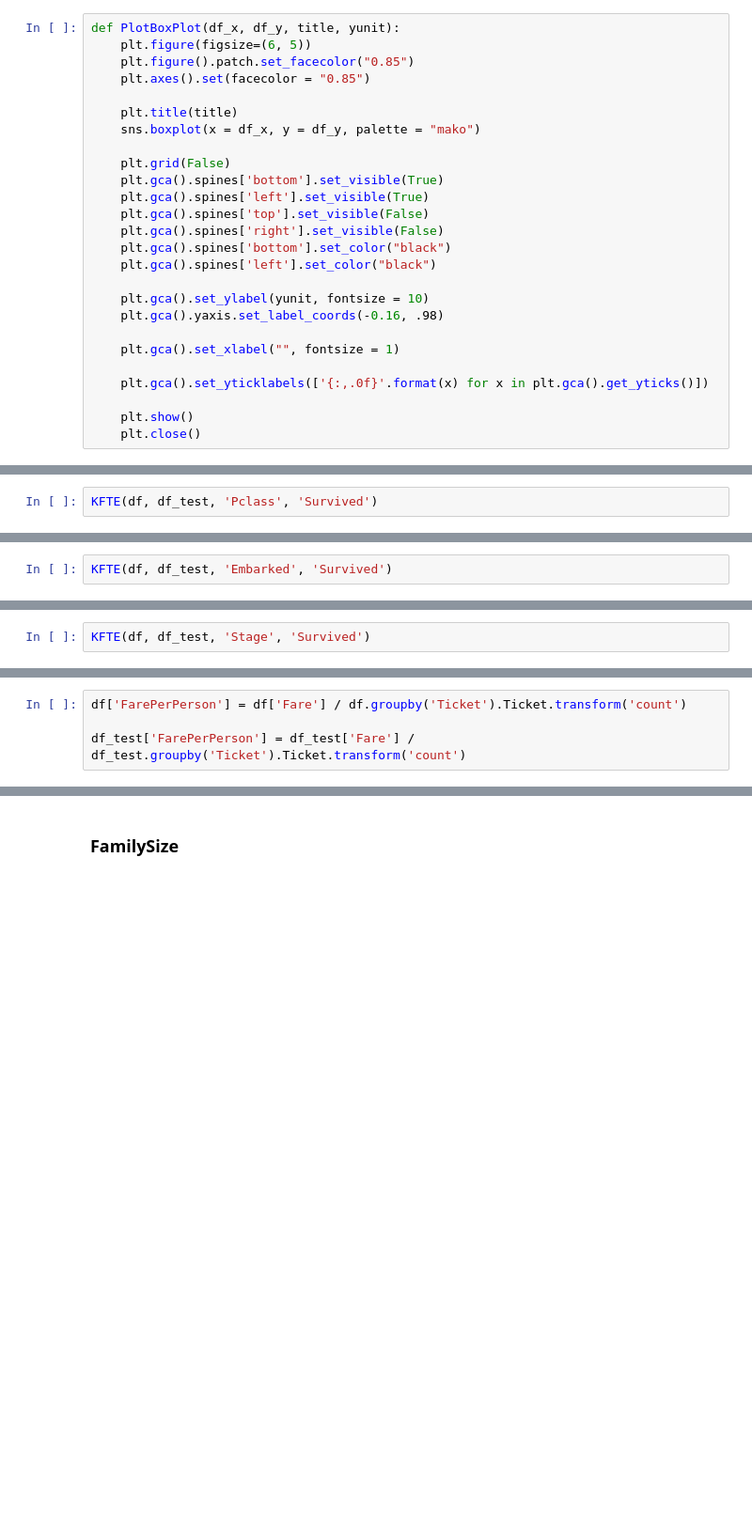
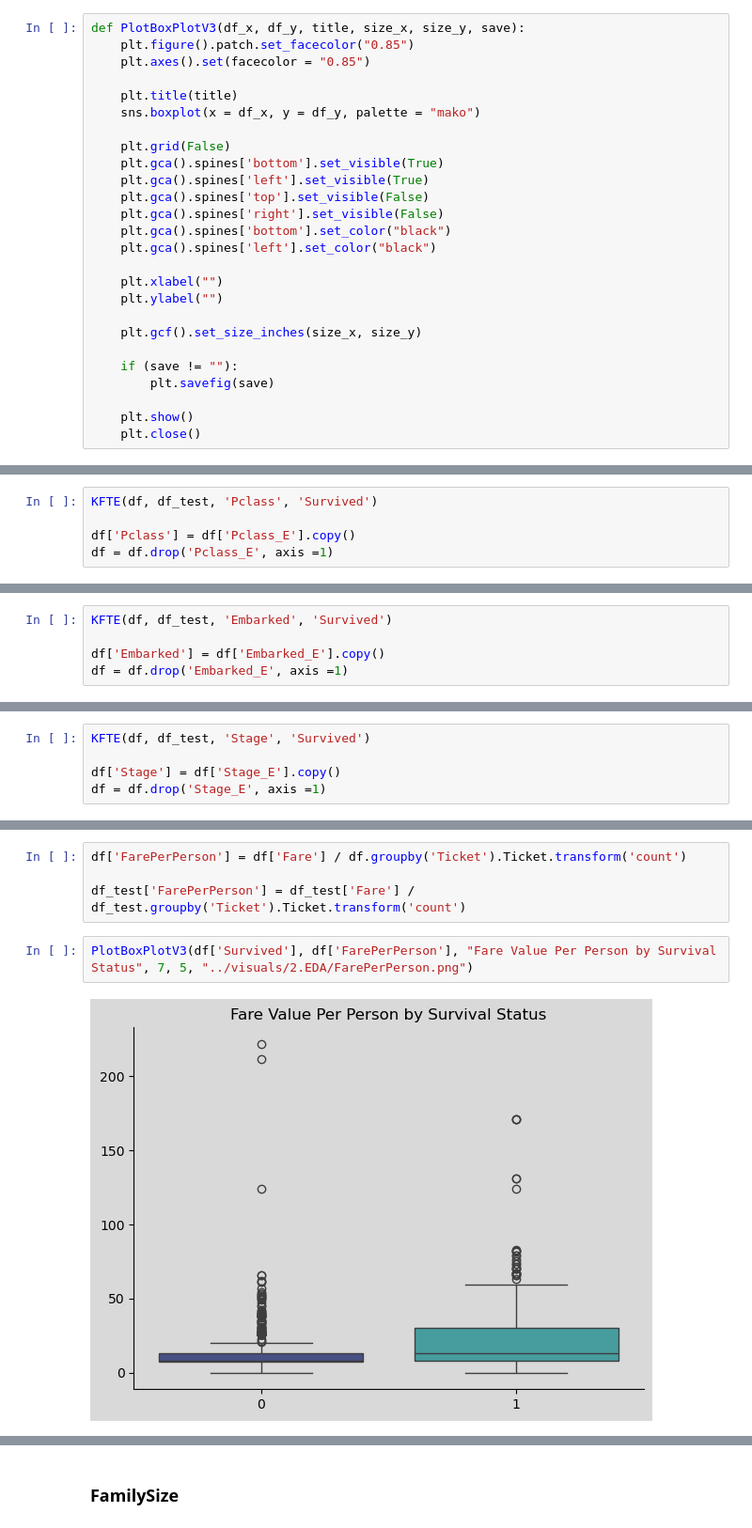
Before and after one commit to fabiogaldinho/Titanic-Classification, a Jupyter notebook: notebooks/02_EDA.ipynb, the cells around one changed output, grey strips where cells are left out. Shown: that part at 94% size. Saved outputs shown, nothing was run; the diff lists cells and outputs as text; blank space fills up the shorter version.

```diff
--- a/notebooks/02_EDA.ipynb
+++ b/notebooks/02_EDA.ipynb
@@ -60,8 +47,7 @@ def PlotScatter(x, y, title, xunit, yunit, format_x, x_size):
 # %% [markdown]
 ## **Box Plot**
 # %%
-def PlotBoxPlot(df_x, df_y, title, yunit):
-    plt.figure(figsize=(6, 5))
+def PlotBoxPlotV3(df_x, df_y, title, size_x, size_y, save):
     plt.figure().patch.set_facecolor("0.85")
     plt.axes().set(facecolor = "0.85")
 
@@ -76,12 +62,13 @@ def PlotBoxPlot(df_x, df_y, title, yunit):
     plt.gca().spines['bottom'].set_color("black")
     plt.gca().spines['left'].set_color("black")
 
-    plt.gca().set_ylabel(yunit, fontsize = 10)
-    plt.gca().yaxis.set_label_coords(-0.16, .98)
+    plt.xlabel("")
+    plt.ylabel("")
 
-    plt.gca().set_xlabel("", fontsize = 1)
+    plt.gcf().set_size_inches(size_x, size_y)
 
-    plt.gca().set_yticklabels(['{:,.0f}'.format(x) for x in plt.gca().get_yticks()])
+    if (save != ""):
+        plt.savefig(save)
 
     plt.show()
     plt.close()
@@ -375,6 +125,9 @@ df_test['Pclass_2'] =  df_test['Pclass'].map({2: 1}).fillna(0)
 df_test['Pclass_3'] =  df_test['Pclass'].map({3: 1}).fillna(0)
 # %%
 KFTE(df, df_test, 'Pclass', 'Survived')
+
+df['Pclass'] = df['Pclass_E'].copy()
+df = df.drop('Pclass_E', axis =1)
 # %% [markdown]
 ### **Sex**
 # %%
@@ -393,6 +146,9 @@ df_test['Embarked_Q'] =  df_test['Embarked'].map({"Q": 1}).fillna(0)
 df_test['Embarked_S'] =  df_test['Embarked'].map({"S": 1}).fillna(0)
 # %%
 KFTE(df, df_test, 'Embarked', 'Survived')
+
+df['Embarked'] = df['Embarked_E'].copy()
+df = df.drop('Embarked_E', axis =1)
 # %% [markdown]
 ## **FEATURE ENGINEERING**
 # %% [markdown]
@@ -419,6 +175,9 @@ df_test.loc[(df_test.Age > 18), ['Stage']] = "Adult"
 df_test.loc[(df_test.Age > 60), ['Stage']] = "Senior"
 # %%
 KFTE(df, df_test, 'Stage', 'Survived')
+
+df['Stage'] = df['Stage_E'].copy()
+df = df.drop('Stage_E', axis =1)
 # %% [markdown]
 ### **FreeFare**
 # %%
@@ -442,3 +201,7 @@ df_test['IsSingle'] = df_test['IsSingle'].fillna(0)
 df['FarePerPerson'] = df['Fare'] / df.groupby('Ticket').Ticket.transform('count')
 
 df_test['FarePerPerson'] = df_test['Fare'] / df_test.groupby('Ticket').Ticket.transform('count')
+# %%
+PlotBoxPlotV3(df['Survived'], df['FarePerPerson'], "Fare Value Per Person by Survival Status", 7, 5, "../visuals/2.EDA/FarePerPerson.png")
+# %% [output]
+[figure, added]
```
Also changed, not shown: parts of 40 cells of this notebook, 20 other files.
